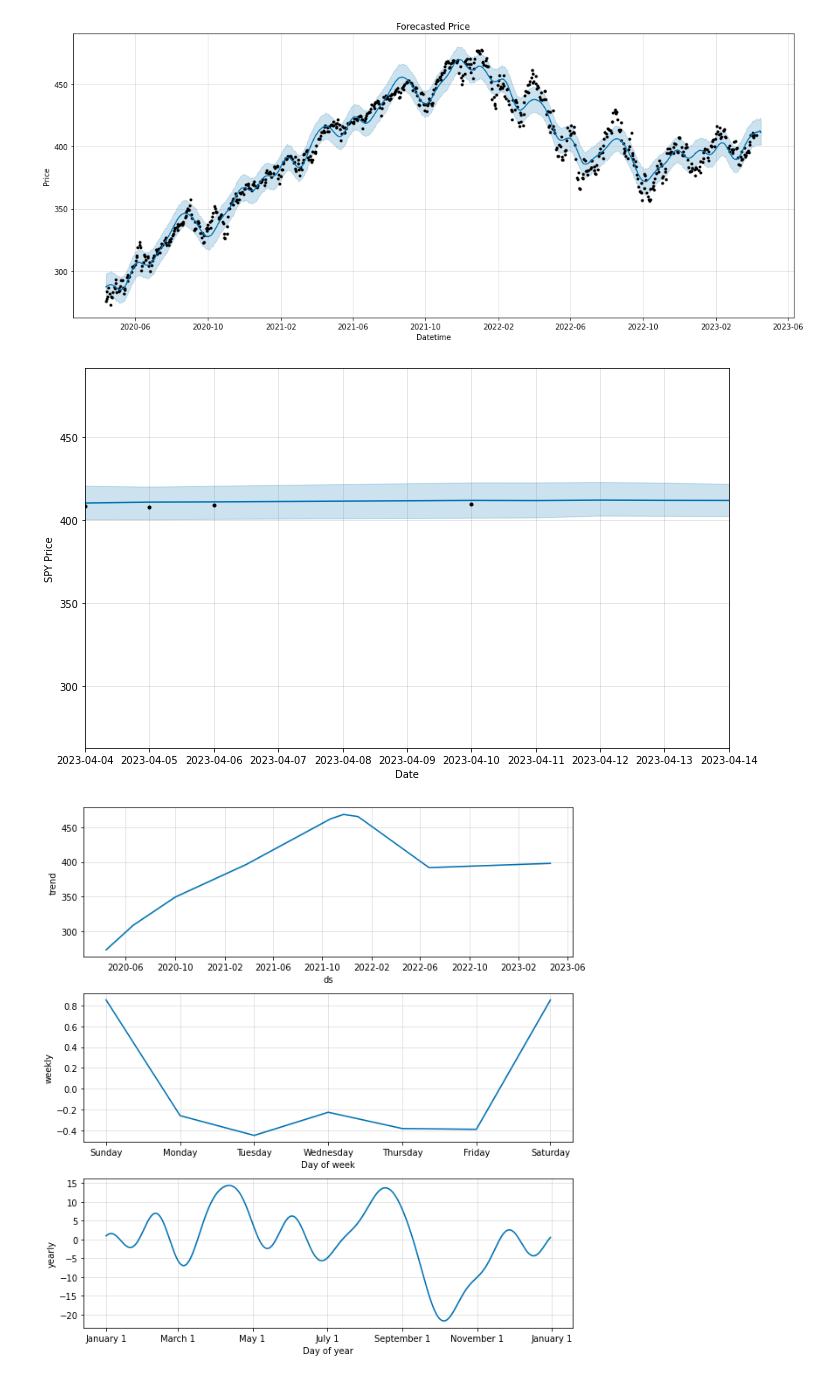
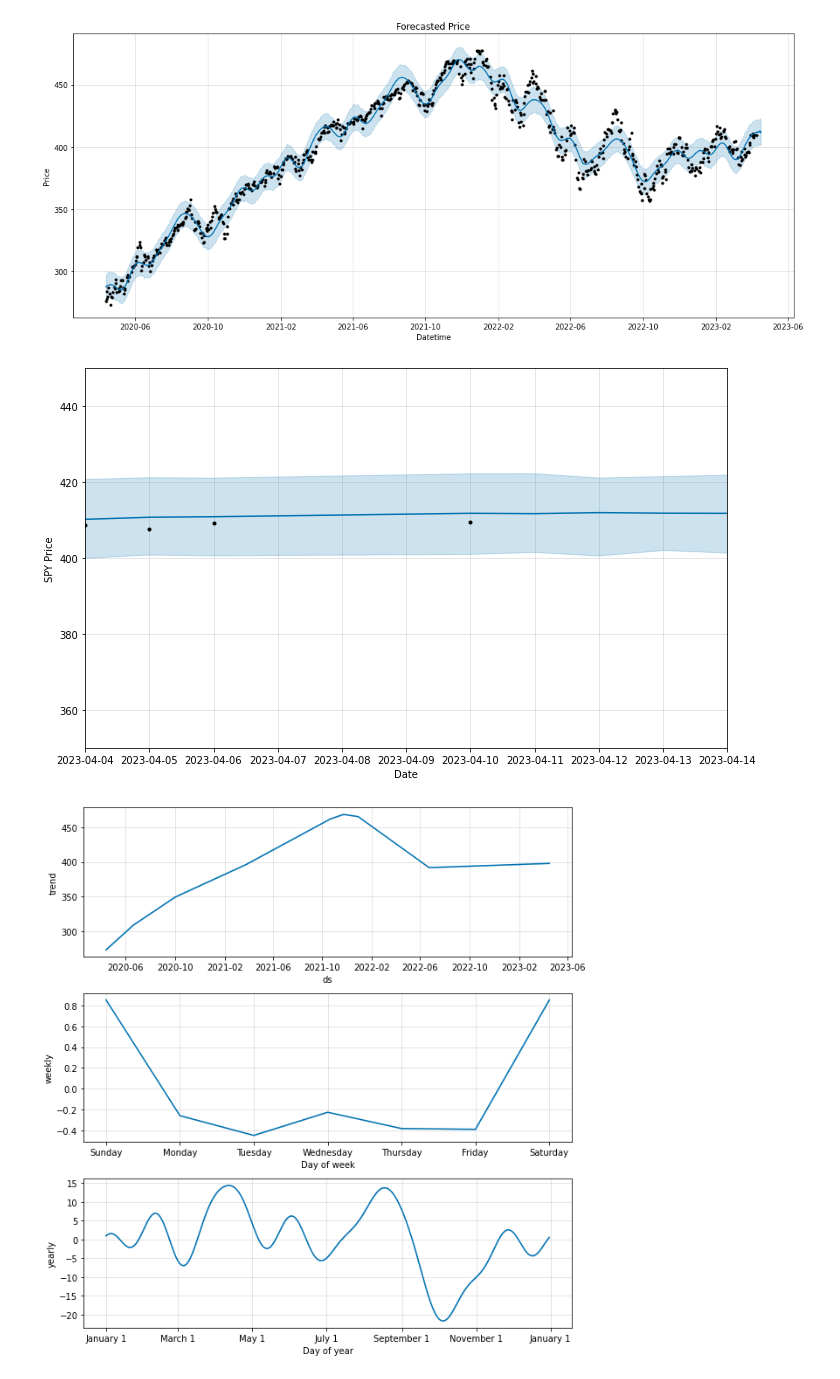
Before and after one commit to woonsupkim/Sentiment_SNP, a Jupyter notebook: SPY_Track.ipynb, the cells around one changed output. Drawn from its saved outputs; the diff is of its cells as text; code cells hidden in the pictures.

```diff
--- a/SPY_Track.ipynb
+++ b/SPY_Track.ipynb
@@ -79,7 +88,7 @@ model = Prophet()
 model.fit(spy_data)
 
 # Create future dates for forecasting
-future_dates = model.make_future_dataframe(periods=7)
+future_dates = model.make_future_dataframe(periods=3)
 
 # Make predictions for future dates
 forecast = model.predict(future_dates)
@@ -98,11 +107,12 @@ plt.show()
 # %%
 # Plot the forecasted data
 model.plot(forecast, xlabel='Date', ylabel='SPY Price')
 plt.xlim(datetime.date.today() - datetime.timedelta(days=7), datetime.date.today() + datetime.timedelta(days=3))
+plt.ylim(350,450)
 
 # Plot the forecasted trend and seasonality components
 fig = model.plot_components(forecast)
 plt.show()
 # %% [output]
-[figure, old version]
+[figure, new version]
 [figure]
```
Also changed, not shown: parts of 5 cells of this notebook.
